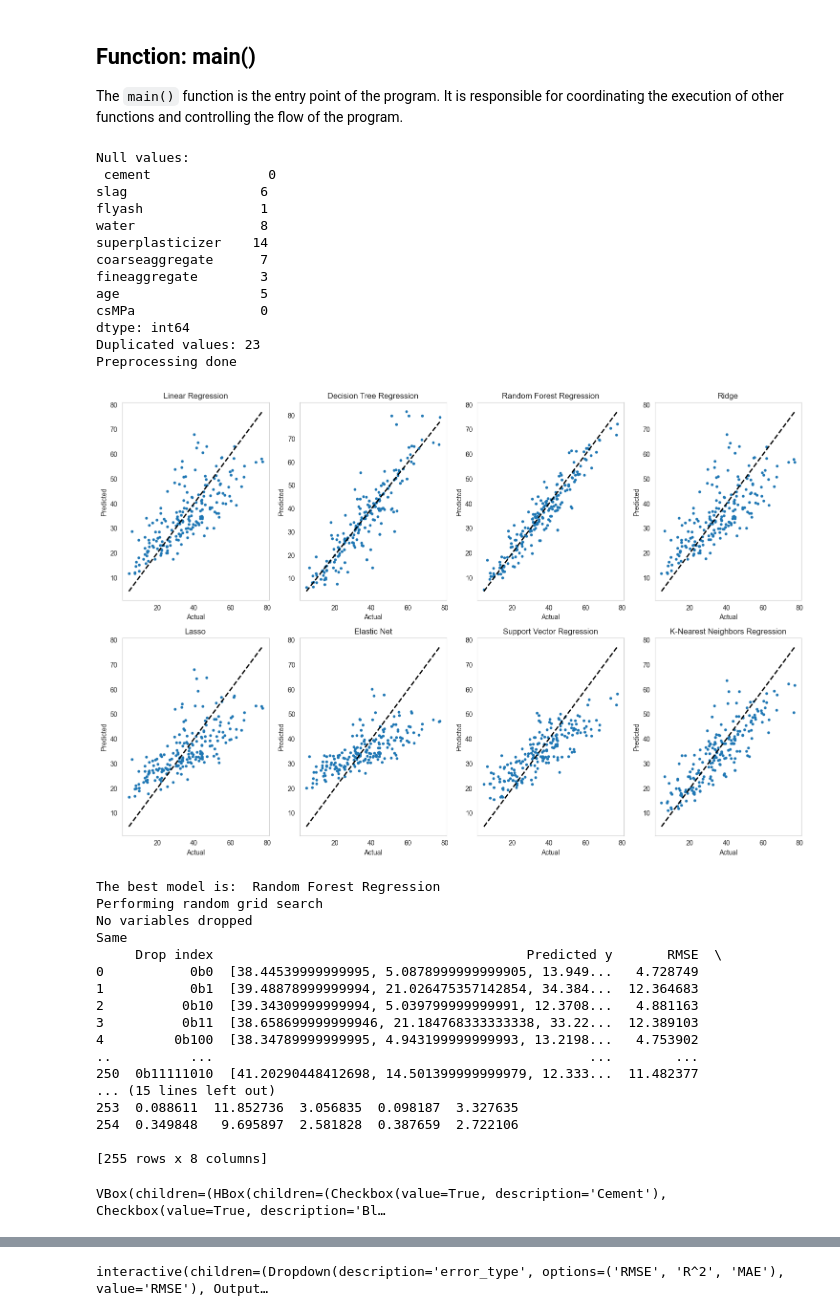
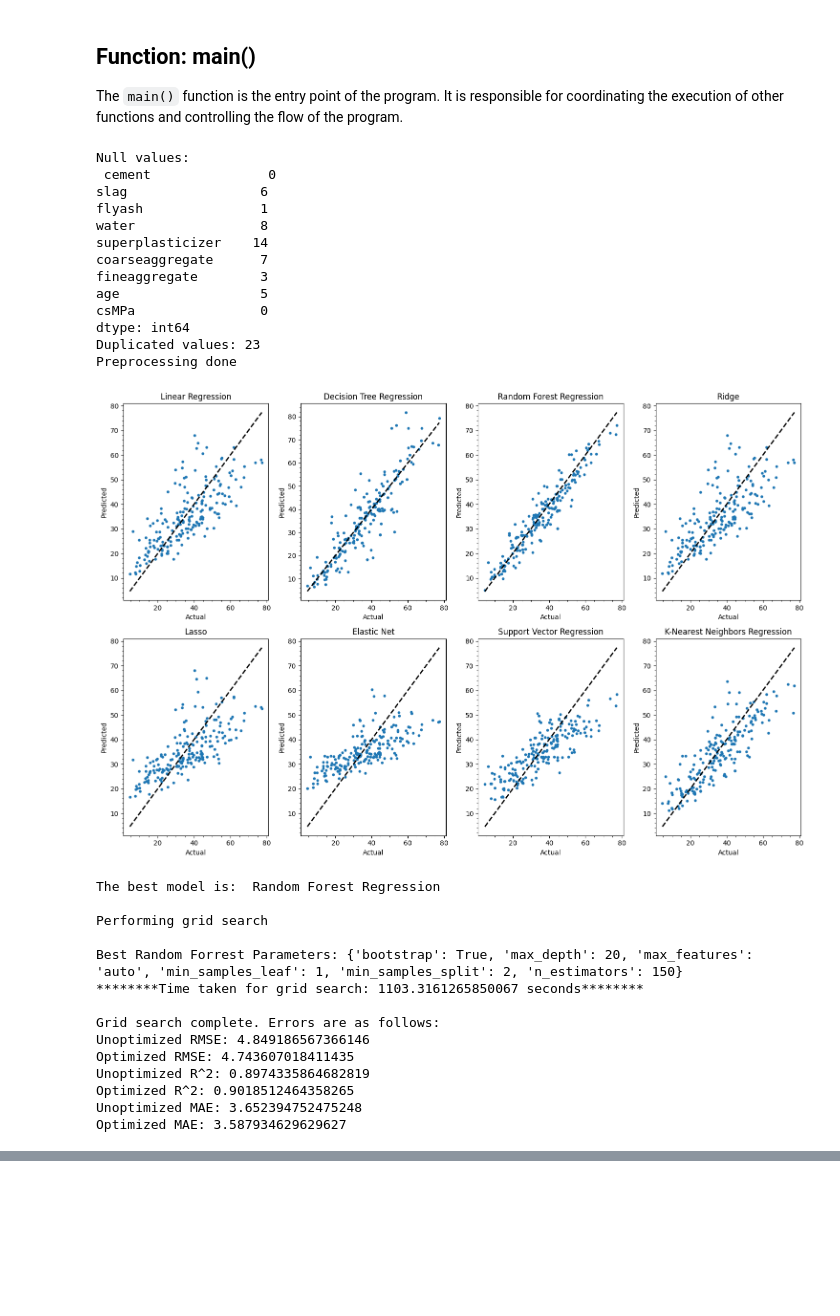
Before and after one commit to 124890/Comp-Challenge---2023-4, a Jupyter notebook: Code_hyperparameters.ipynb, the cells around one changed output, grey strips where cells are left out. Saved outputs shown, nothing was run; the diff lists cells and outputs as text; code cells hidden in the pictures; blank space fills up the shorter version.

```diff
--- a/Code_hyperparameters.ipynb
+++ b/Code_hyperparameters.ipynb
@@ -464,15 +464,20 @@ def random_grid_search():
     Returns:
     None
     """
+    '''param_grid = {
+        'max_features': ['auto', 'sqrt'],
+        'bootstrap': [True, False]
+    }'''
+
+
     param_grid = {
-        'n_estimators': [100, 200],
-        'max_depth': [None, 5],
-        'min_samples_split': [2, 5],
-        'min_samples_leaf': [1, 2],
+        'n_estimators': [50, 100, 125, 135, 135, 155, 165, 200, 300],
+        'max_depth': [None,5, 20, 30, 40, 50],
+        'min_samples_split': [0, 1, 2, 3, 4, 5, 10],
+        'min_samples_leaf': [0, 1, 2, 5, 10],
         'max_features': ['auto', 'sqrt'],
         'bootstrap': [True, False]
     }
-
     # Step 5: Perform grid search
     rf_grid = GridSearchCV(estimator=RandomForestRegressor(), param_grid=param_grid, cv=5)
     rf_grid.fit(gX_train_preprocessed, gy_train)
@@ -483,7 +488,7 @@ def random_grid_search():
     # Use the best hyperparameter combination to train the final Random Forest model
     final_rf_model = RandomForestRegressor(**best_grid_params)
     final_rf_model.fit(gX_train_preprocessed, gy_train)
-    print(best_grid_params)
+    print("Best Random Forrest Parameters:", best_grid_params)
     return best_grid_params
 # %%
 def opt_unopt_random_forest(best_grid_params):
@@ -965,57 +970,61 @@ def visualize_rf_trees(rf_model, num_trees=1):
 
 The `main()` function is the entry point of the program. It is responsible for coordinating the execution of other functions and controlling the flow of the program.
 # %%
+import time
+
 def main():
     X,y = csv_import()
     preprocessing(X,y)
     print("Preprocessing done")
     comp_graph()
     best_model, df = regression_performance()
-    print("The best model is: ", best_model)
-    #hyperparameter
-    print("Performing random grid search")
-    #best_grid_params = random_grid_search()
-    #opt_unopt_random_forest(best_grid_params)
+    print("The best model is: ", best_model, '\n')
+
+    # Hyperparameter tuning
+    print("Performing grid search \n")
+    start_time = time.time()  # Start the timer
+    best_grid_params = random_grid_search()
+    end_time = time.time()  # End the timer
+    print("********Time taken for grid search:", end_time - start_time, "seconds********\n")
+    print("Grid search complete. Errors are as follows:")
+    opt_unopt_random_forest(best_grid_params)
+
     #var_performance
-    var_performance()
-    gVarErrorDf.to_csv('var_performance.csv')
-    print (gVarErrorDf)
-    var_impact_pct()
+    #var_performance()
+    #gVarErrorDf.to_csv('var_performance.csv')
+    #print(gVarErrorDf)
+    #var_impact_pct()
     #print("Var performance done")
-    var_effect_line()
-    var_effect_bar()
+    #var_effect_line()
+    #var_effect_bar()
 
 main()
 # %% [output]
 Null values:
  cement               0
 slag                 6
 flyash               1
 water                8
 superplasticizer    14
 coarseaggregate      7
 fineaggregate        3
 age                  5
 csMPa                0
 dtype: int64
 Duplicated values: 23
 Preprocessing done
-[figure, old version]
+[figure, new version]
 The best model is:  Random Forest Regression
-Performing random grid search
-No variables dropped
-Same
-     Drop index                                        Predicted y       RMSE  \
-0           0b0  [38.44539999999995, 5.0878999999999905, 13.949...   4.728749
-1           0b1  [39.48878999999994, 21.026475357142854, 34.384...  12.364683
-2          0b10  [39.34309999999994, 5.039799999999991, 12.3708...   4.881163
-3          0b11  [38.658699999999946, 21.184768333333338, 33.22...  12.389103
-4         0b100  [38.34789999999995, 4.943199999999993, 13.2198...   4.753902
-..          ...                                                ...        ...
-250  0b11111010  [41.20290448412698, 14.501399999999979, 12.333...  11.482377
-... (15 lines left out)
-253  0.088611  11.852736  3.056835  0.098187  3.327635
-254  0.349848   9.695897  2.581828  0.387659  2.722106
 
-[255 rows x 8 columns]
+Performing grid search
+
+Best Random Forrest Parameters: {'bootstrap': True, 'max_depth': 20, 'max_features': 'auto', 'min_samples_leaf': 1, 'min_samples_split': 2, 'n_estimators': 150}
+********Time taken for grid search: 1103.3161265850067 seconds********
+
+Grid search complete. Errors are as follows:
+Unoptimized RMSE: 4.849186567366146
+Optimized RMSE: 4.743607018411435
+Unoptimized R^2: 0.8974335864682819
+Optimized R^2: 0.9018512464358265
+Unoptimized MAE: 3.652394752475248
+Optimized MAE: 3.587934629629627
-VBox(children=(HBox(children=(Checkbox(value=True, description='Cement'), Checkbox(value=True, description='Bl…
@@ -1023 +1030,0 @@ VBox(children=(HBox(children=(Checkbox(value=True, description='Cement'), Checkb
-interactive(children=(Dropdown(description='error_type', options=('RMSE', 'R^2', 'MAE'), value='RMSE'), Output…
```
Also changed, not shown: parts of 1 cell of this notebook, 2 other files.
